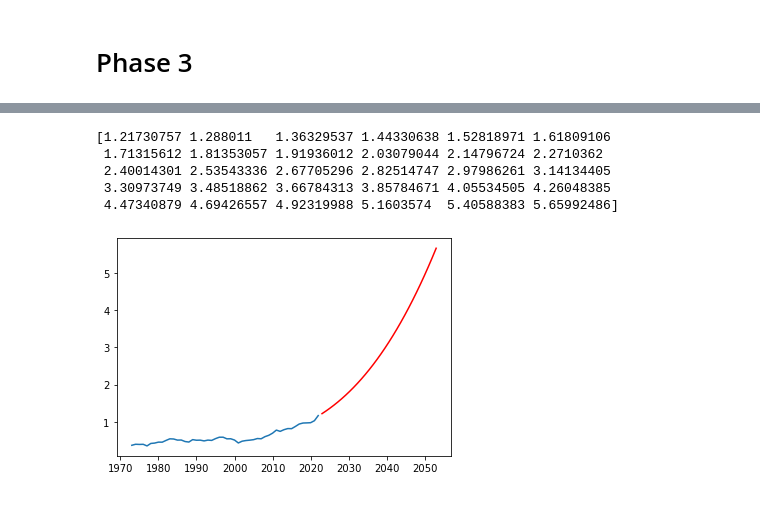
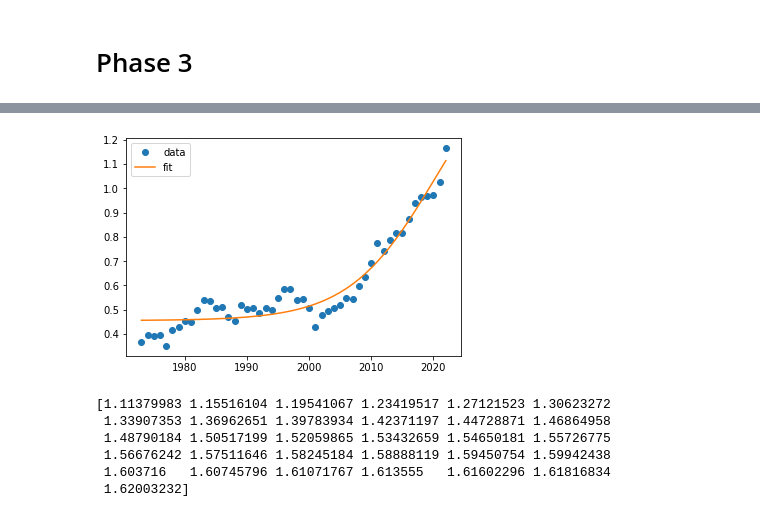
Before and after one commit to akkij26/info_2950, a Jupyter notebook: Phase_2_final.ipynb, the cells around one changed output, grey strips where cells are left out. Saved outputs shown, nothing was run; the diff lists cells and outputs as text; code cells hidden in the pictures.

```diff
--- a/Phase_2_final.ipynb
+++ b/Phase_2_final.ipynb
@@ -415,19 +470,41 @@ plt.show()
 # %%
-up_years = np.linspace(2023, 2053, 30)
-up_years = up_years.reshape(-1,1)
+up_years_1 = np.linspace(2022, 2025, 4)
+up_years = up_years_1.reshape(-1,1)
 x_new = poly.fit_transform(up_years)
 
+x = pd.array(annual_df['year'])
+y = pd.array(annual_df['Total Renewable Energy Production'])
+
 future_predictions = model.predict(x_new)
-print(future_predictions)
+#print(future_predictions)
 
 #plt.scatter(up_years, future_predictions)
-plt.plot(x, y)
-plt.plot(up_years, future_predictions, c="red")
-plt.show()
+#plt.plot(x, y)
+#plt.plot(up_years, future_predictions, c="red")
+#plt.show()
+#up_years_1
-# %% [output]
-[1.21730757 1.288011   1.36329537 1.44330638 1.52818971 1.61809106
- 1.71315612 1.81353057 1.91936012 2.03079044 2.14796724 2.2710362
- 2.40014301 2.53543336 2.67705296 2.82514747 2.97986261 3.14134405
- 3.30973749 3.48518862 3.66784313 3.85784671 4.05534505 4.26048385
- 4.47340879 4.69426557 4.92319988 5.1603574  5.40588383 5.65992486]
-[figure, removed]
+# %%
+x = pd.array(annual_df['year'])
+y = pd.array(annual_df['Total Renewable Energy Production'])
+
+def s_curve(x, L ,x0, k, b):
+    y_new = L / (1 + np.exp(-k*(x-x0))) + b
+    return (y_new)
+
+p0 = [max(y), np.median(x), 4, min(y)] # this is an mandatory initial guess
+
+popt, pcov = curve_fit(s_curve, x, y, p0)
+
+
+y_nn = s_curve(x, *popt)
+plt.plot(x, y, 'o', label='data')
+plt.plot(x,y_nn, label='fit')
+plt.legend(loc='best')
+plt.show()
+
+L1 = popt[0]
+x01 = popt[1]
+k1 = popt[2]
+b1 = popt[3]
+# %% [output]
+[figure, added]
@@ -433,0 +515,16 @@ plt.show()
+# %%
+next_30 = np.linspace(2022, 2052, 31)
+
+new_y_vals = np.zeros(31)
+for i in range(31):
+    out = s_curve_pred(next_30[i])
+    new_y_vals[i] = out
+
+print(new_y_vals)
+# %% [output]
+[1.11379983 1.15516104 1.19541067 1.23419517 1.27121523 1.30623272
+ 1.33907353 1.36962651 1.39783934 1.42371197 1.44728871 1.46864958
+ 1.48790184 1.50517199 1.52059865 1.53432659 1.54650181 1.55726775
+ 1.56676242 1.57511646 1.58245184 1.58888119 1.59450754 1.59942438
+ 1.603716   1.60745796 1.61071767 1.613555   1.61602296 1.61816834
+ 1.62003232]
```
Also changed, not shown: parts of 16 cells of this notebook.
